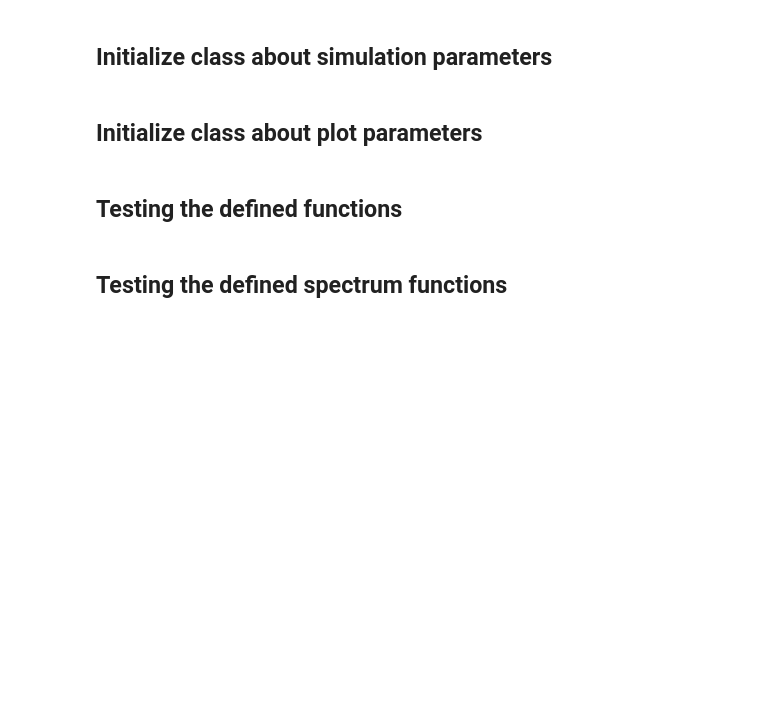
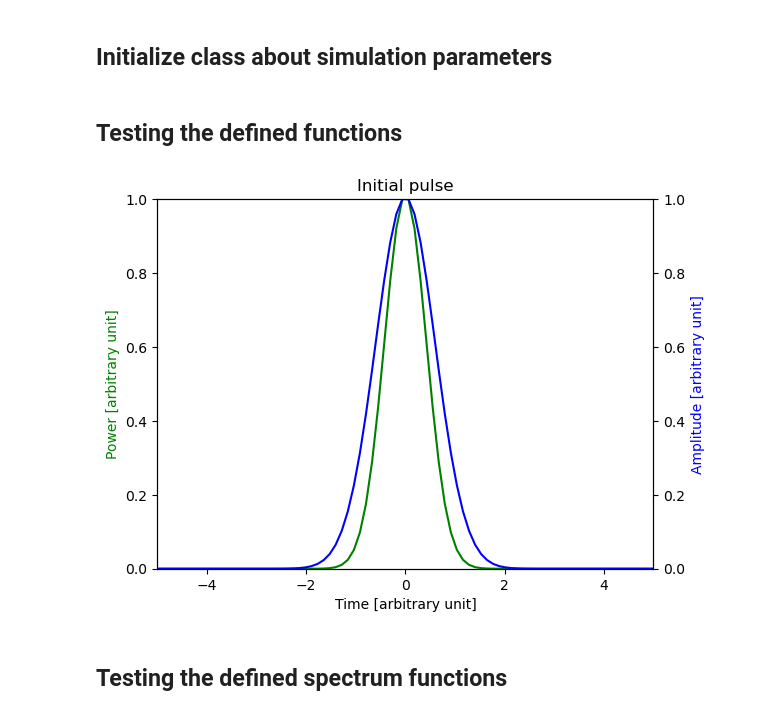
Before and after one commit to physx-is-fun/Finite-difference, a Jupyter notebook: notebook.ipynb, the cells around one changed output. Drawn from its saved outputs; the diff is of its cells as text; code cells hidden in the pictures; blank space fills up the shorter version.

Commit message:
The time window added.

```diff
--- a/notebook.ipynb
+++ b/notebook.ipynb
@@ -16,6 +39,4 @@ from classes import *
 # %% [markdown]
 ## Initialize class about simulation parameters
 # %%
-sim_config = SIM_config(simunit,N,dt,wavelength0)
+sim_config = SIM_config(N,Time_window,duration,wavelength0)
-# %% [markdown]
-## Initialize class about plot parameters
@@ -25,21 +44,23 @@ plot_config = PLOT_config(plotunit,N,dt,wavelength0,duration)
 ## Testing the defined functions
 # %%
 # Initialize Gaussian pulse in the time domain
-testPulse = GaussianPulseTime(plot_config.t,sim_config.amplitude,plot_config.duration) / sim_config.amplitude
+testPulse = GaussianPulseTime(sim_config.t,amplitude,sim_config.duration) / amplitude
 
 fig, ax1 = plt.subplots()
 ax2 = ax1.twinx()
 plt.title("Initial pulse")
-ax1.plot(plot_config.t,getPower(testPulse)/np.max(getPower(testPulse)),'g-')
-ax2.plot(plot_config.t,abs(testPulse)/np.max(abs(testPulse)),'b-')
-ax1.set_xlabel("Time " + timedictionary[plotunit])
+ax1.plot(sim_config.t,getPower(testPulse)/np.max(getPower(testPulse)),'g-')
+ax2.plot(sim_config.t,abs(testPulse)/np.max(abs(testPulse)),'b-')
+ax1.set_xlabel("Time [arbitrary unit]")
 ax1.set_ylabel("Power [arbitrary unit]", color='g')
 ax2.set_ylabel("Amplitude [arbitrary unit]", color='b')
 ax1.set_ylim(0,1)
 ax2.set_ylim(0,1)
-plt.xlim(-5*plot_config.duration,5*plot_config.duration)
+plt.xlim(-5*sim_config.duration,5*sim_config.duration)
 savePlot('initial pulse')
 plt.show()
+# %% [output]
+[figure, added]
 # %% [markdown]
 ## Testing the defined spectrum functions
 # %%
```
Also changed, not shown: parts of 7 cells of this notebook, 20 other files.
